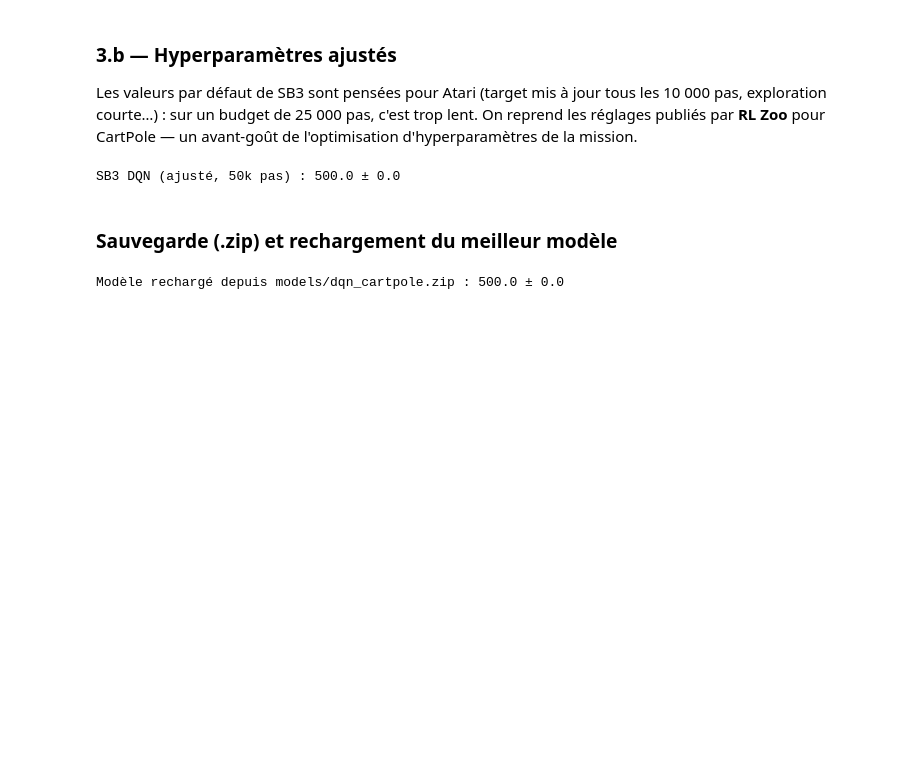
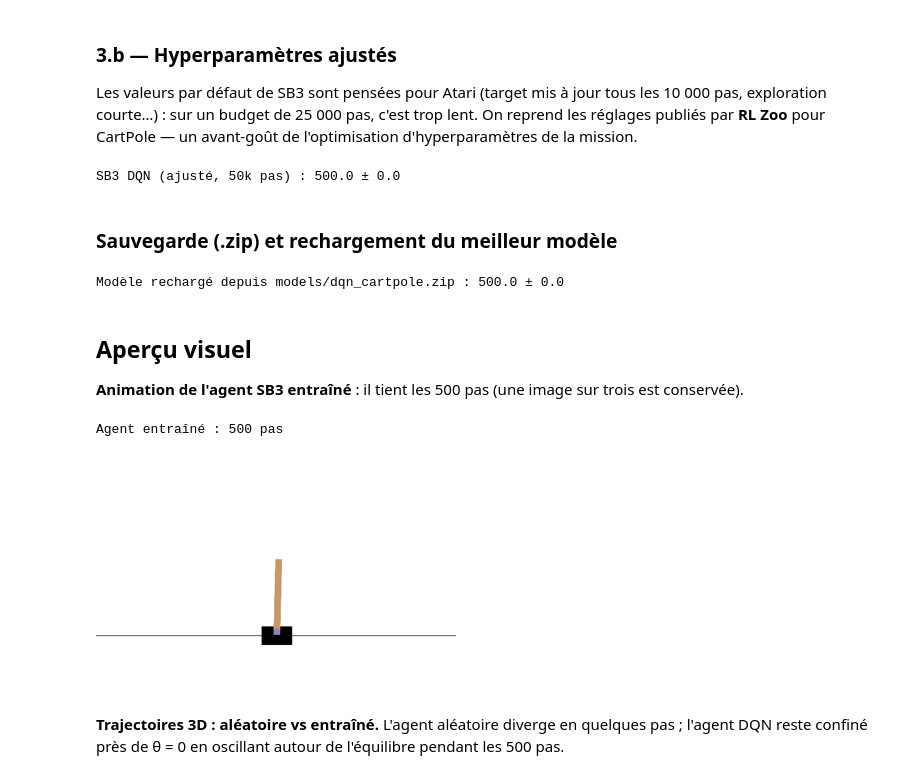
Before and after one commit to Nerion-1337/train_rl_agent, a Jupyter notebook: notebooks/exercice_3_dqn_cartpole.ipynb, the cells around one changed output. Cells and saved outputs as stored; diff of their text form; code cells hidden in the pictures; blank space fills up the shorter version.

```diff
--- a/notebooks/exercice_3_dqn_cartpole.ipynb
+++ b/notebooks/exercice_3_dqn_cartpole.ipynb
@@ -296,3 +299,22 @@ print(f"Modèle rechargé depuis models/dqn_cartpole.zip : {m:.1f} ± {s:.1f}")
 env.close()
 # %% [output]
 Modèle rechargé depuis models/dqn_cartpole.zip : 500.0 ± 0.0
+# %% [markdown]
+## Aperçu visuel
+
+**Animation de l'agent SB3 entraîné** : il tient les 500 pas (une image sur trois est conservée).
+# %%
+from rl_viz import rollout, save_gif, trajectories_3d, surface_3d
+
+env_vis = gym.make("CartPole-v1", render_mode="rgb_array")
+trained_policy = lambda obs: int(best.predict(obs, deterministic=True)[0])
+
+total, trained_states, frames = rollout(env_vis, trained_policy, seed=7, render=True)
+print(f"Agent entraîné : {total:.0f} pas")
+save_gif(frames, "ex3_cartpole_dqn.gif", fps=30, every=3)
+# %% [output]
+Agent entraîné : 500 pas
+[figure, added]
+# %% [markdown]
+**Trajectoires 3D : aléatoire vs entraîné.** L'agent aléatoire diverge en quelques pas ; l'agent DQN reste
+confiné près de θ = 0 en oscillant autour de l'équilibre pendant les 500 pas.
```
Also changed, not shown: parts of 8 cells of this notebook, 18 other files.
